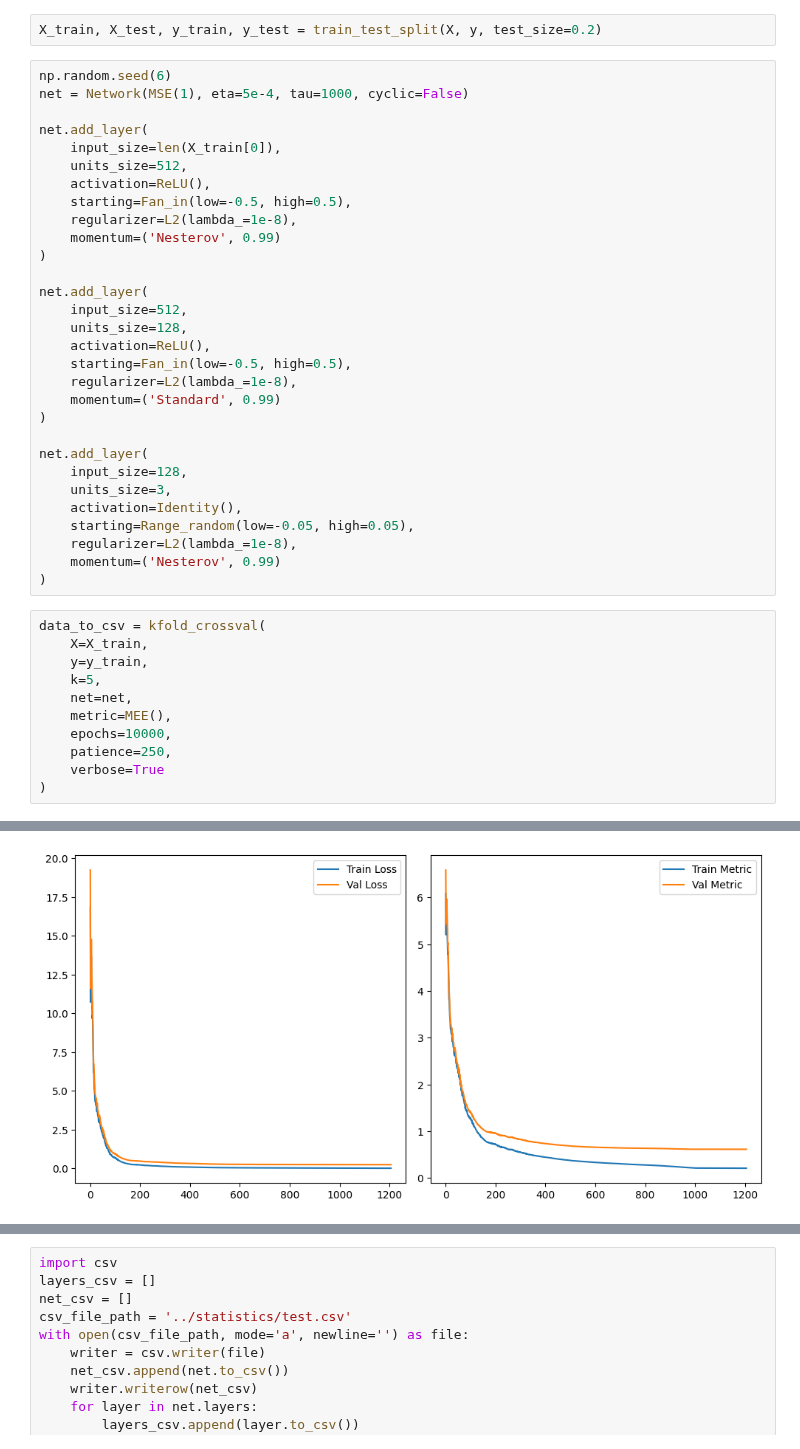
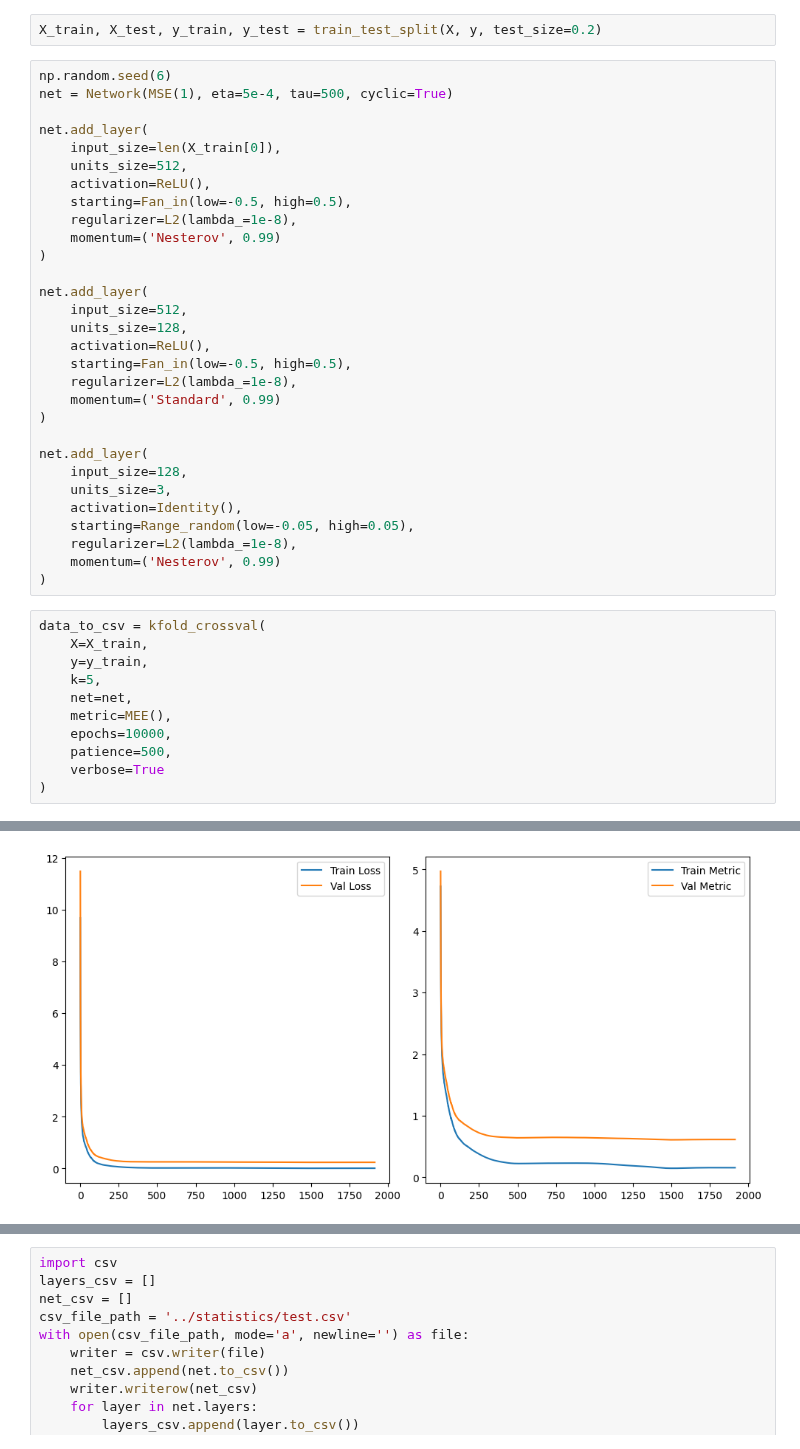
Before and after one commit to Slocon00/ML-project, a Jupyter notebook: notebooks/test_cup.ipynb, the cells around one changed output, grey strips where cells are left out. Cells and saved outputs as stored; diff of their text form.

Commit message:
added test with cyclical

```diff
--- a/notebooks/test_cup.ipynb
+++ b/notebooks/test_cup.ipynb
@@ -34,7 +34,7 @@ X, y, blind_test = read_cup("../data/ML-CUP23-TR.csv", "../data/ML-CUP23-TS.csv"
 X_train, X_test, y_train, y_test = train_test_split(X, y, test_size=0.2)
 # %%
 np.random.seed(6)
-net = Network(MSE(1), eta=5e-4, tau=1000, cyclic=False)
+net = Network(MSE(1), eta=5e-4, tau=500, cyclic=True)
 
 net.add_layer(
     input_size=len(X_train[0]),
@@ -70,7 +70,7 @@ data_to_csv = kfold_crossval(
     net=net,
     metric=MEE(),
     epochs=10000,
-    patience=250,
+    patience=500,
     verbose=True
 )
 # %% [output]
@@ -95,2 +95,2 @@ Val Metric: 0.5884114360011375
-[figure, old version]
+[figure, new version]
 Fold 4 of 5 completed
```
Also changed, not shown: parts of 2 cells of this notebook, 1 other file.
